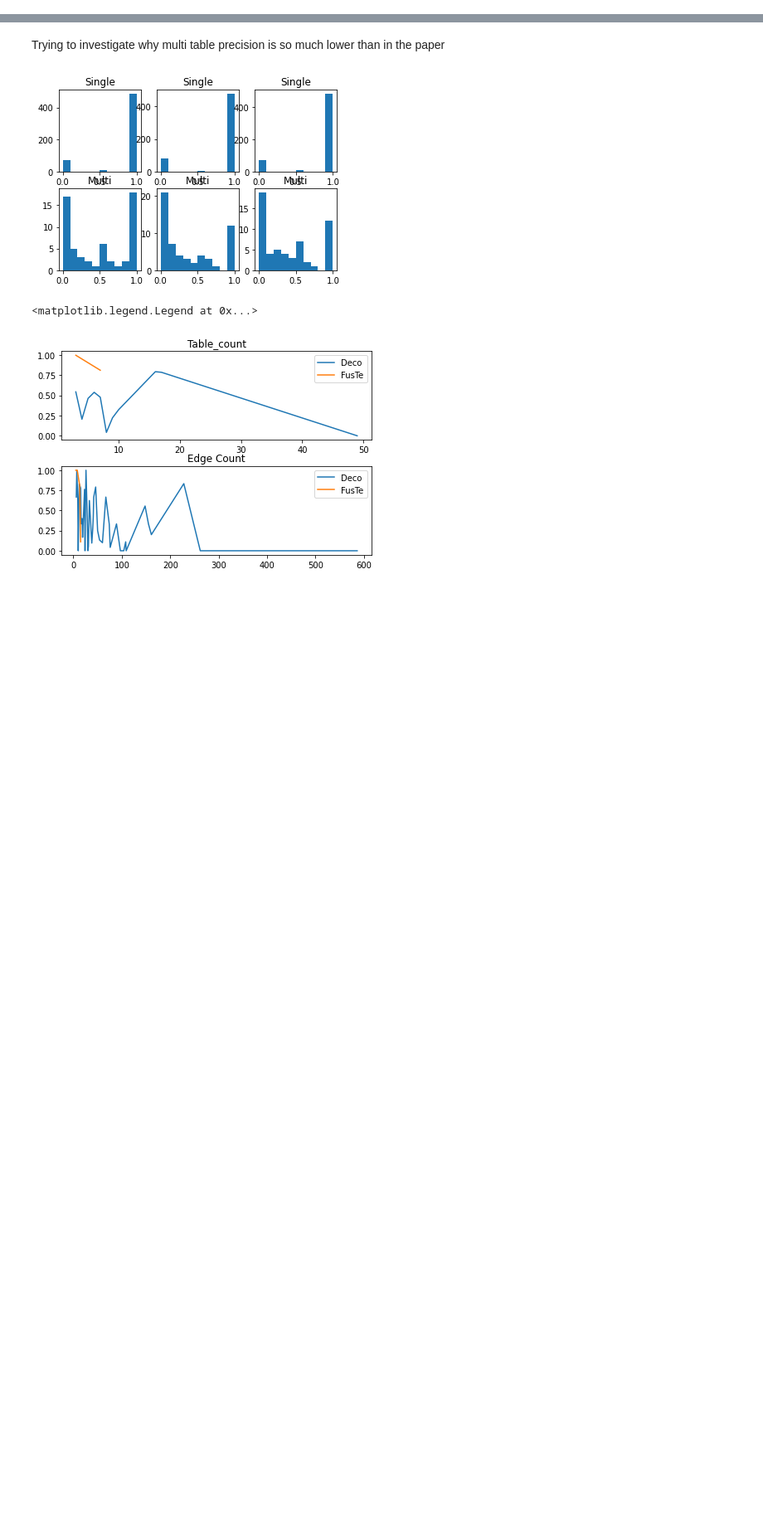
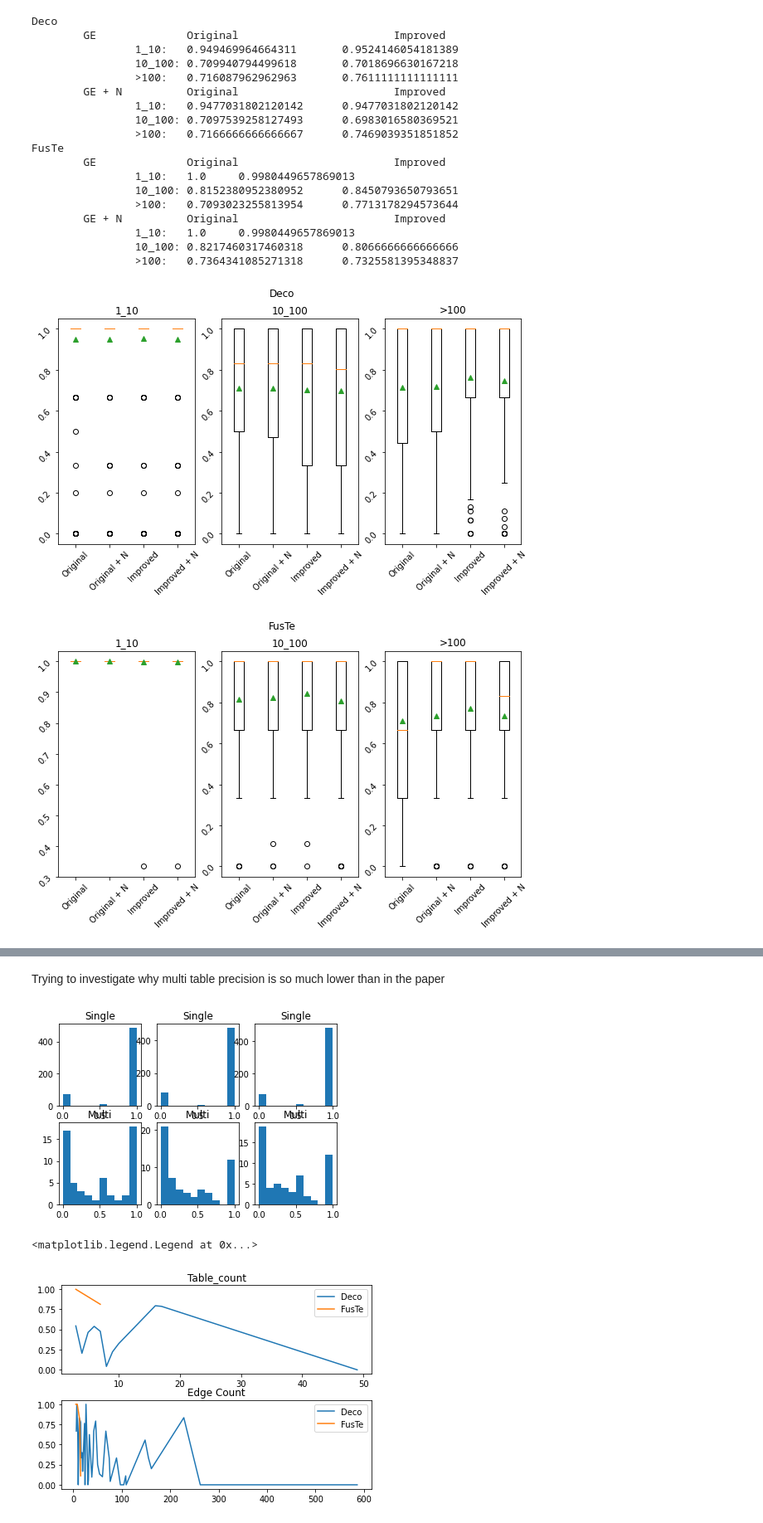
Before and after one commit to timgarrels/TableRecognition21, a Jupyter notebook: src/Cross Validation Precision.ipynb, the cells around one changed output, grey strips where cells are left out. Shown at 83% size. Drawn from its saved outputs; the diff is of its cells as text; code cells hidden in the pictures; blank space fills up the shorter version.

```diff
--- a/src/Cross Validation Precision.ipynb
+++ b/src/Cross Validation Precision.ipynb
@@ -64,0 +193,53 @@ def get_experiment_paths(dataset, noise):
+# %%
+from statistics import mean, stdev, StatisticsError
+
+for dataset in DATASETS:
+    print(dataset)
+    fig, axes = plt.subplots(1,3, figsize=(10, 5))
+    for noise in [False, True]:
+        noise_part = "" if not noise else " + N"
+        print("\tGE" + noise_part + "\t\tOriginal\t\t\tImproved")
+        original = get_accuracies(dataset, noise, improved=False)
+        improved = get_accuracies(dataset, noise, improved=True)
+
+        or_by_edge_count = {}
+        im_by_edge_count = {}
+        for i, label in enumerate(["Multi"]):
+            for key, values in original[i].items():
+                or_by_edge_count[key] = or_by_edge_count.get(key, []) + values
+            for key, values in improved[i].items():
+                im_by_edge_count[key] = im_by_edge_count.get(key, []) + values
+
+        for i, key in enumerate(or_by_edge_count.keys()):
+            print(f"\t\t{key}:\t{mean(or_by_edge_count[key])}\t{mean(im_by_edge_count[key])}")
+
+            axes[i].boxplot(
+                [or_by_edge_count[key], im_by_edge_count[key]],
+                labels=["Original" + noise_part, "Improved" + noise_part],
+                showmeans=True,
+                positions=[1 + noise, 3 + noise]
+            )
+            axes[i].set_title(key)
+            axes[i].tick_params(labelrotation=45)
+        fig.suptitle(dataset)
+# %% [output]
+Deco
+        GE              Original                        Improved
+                1_10:   0.949469964664311       0.9524146054181389
+                10_100: 0.709940794499618       0.7018696630167218
+                >100:   0.716087962962963       0.7611111111111111
+        GE + N          Original                        Improved
+                1_10:   0.9477031802120142      0.9477031802120142
+                10_100: 0.7097539258127493      0.6983016580369521
+                >100:   0.7166666666666667      0.7469039351851852
+FusTe
+        GE              Original                        Improved
+                1_10:   1.0     0.9980449657869013
+                10_100: 0.8152380952380952      0.8450793650793651
+                >100:   0.7093023255813954      0.7713178294573644
+        GE + N          Original                        Improved
+                1_10:   1.0     0.9980449657869013
+                10_100: 0.8217460317460318      0.8066666666666666
+                >100:   0.7364341085271318      0.7325581395348837
+[figure, added]
+[figure, added]
```
Also changed, not shown: parts of 7 cells of this notebook, 9 other files.
